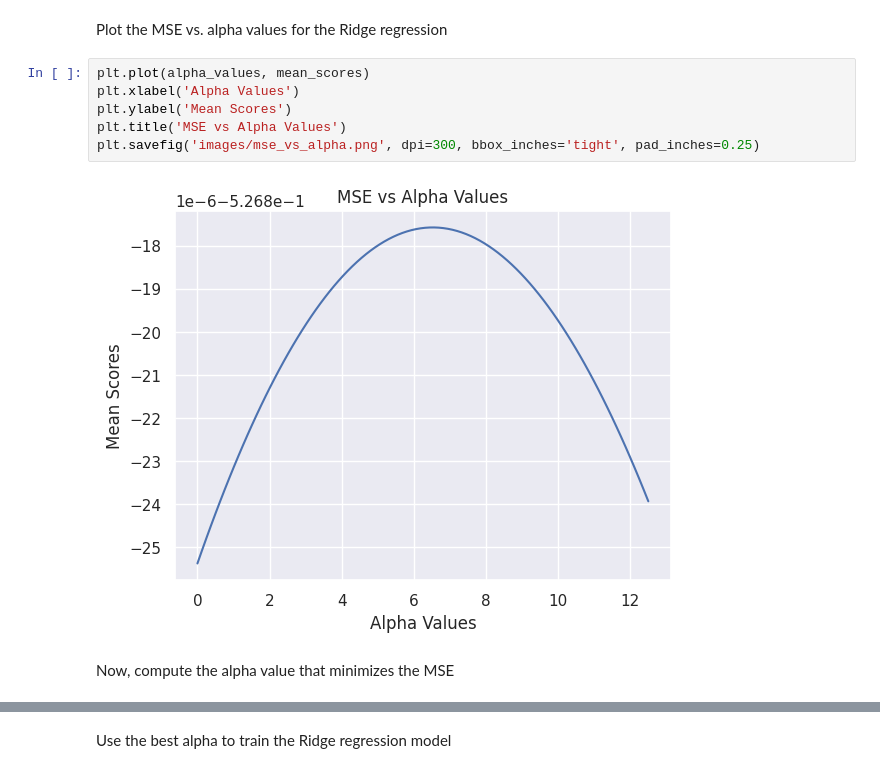
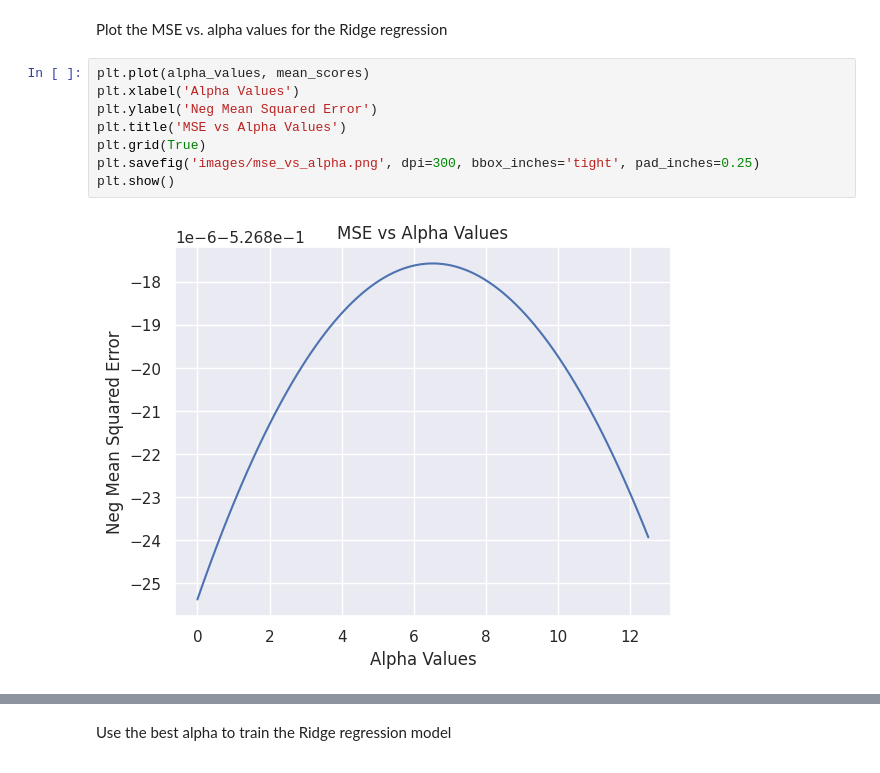
Before and after one commit to ChristianConchari/tp2_california_median_house_value_regression, a Jupyter notebook: california_housing_notebook.ipynb, the cells around one changed output, grey strips where cells are left out. Cells and saved outputs as stored; diff of their text form.

Commit message:
update mse vs alpha values plot

```diff
--- a/california_housing_notebook.ipynb
+++ b/california_housing_notebook.ipynb
@@ -264,10 +273,10 @@ Plot the MSE vs. alpha values for the Ridge regression
 # %%
 plt.plot(alpha_values, mean_scores)
 plt.xlabel('Alpha Values')
-plt.ylabel('Mean Scores')
+plt.ylabel('Neg Mean Squared Error')
 plt.title('MSE vs Alpha Values')
+plt.grid(True)
 plt.savefig('images/mse_vs_alpha.png', dpi=300, bbox_inches='tight', pad_inches=0.25)
+plt.show()
 # %% [output]
-[figure, old version]
+[figure, new version]
-# %% [markdown]
-Now, compute the alpha value that minimizes the MSE
```
Also changed, not shown: parts of 2 cells of this notebook, 1 other file.
